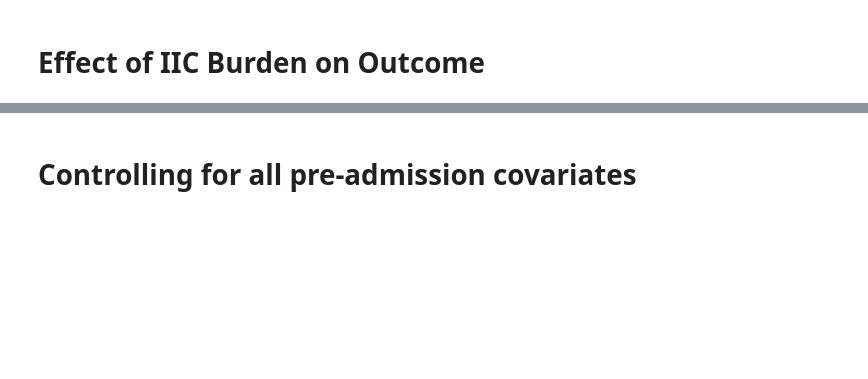
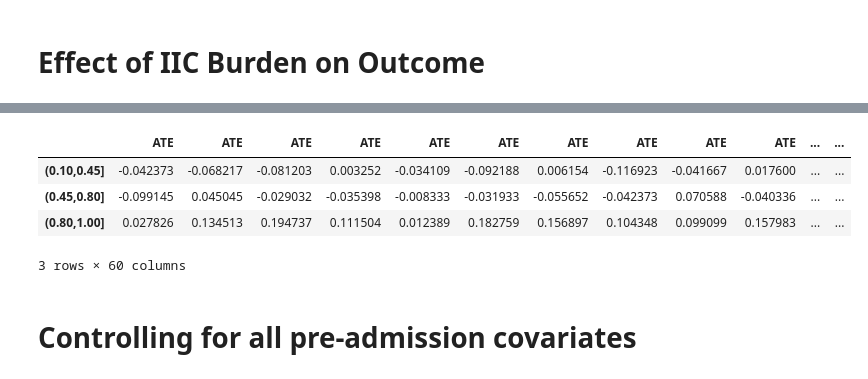
Before and after one commit to Hockey86/iic_causal_inference, a Jupyter notebook: aim2/short_term_drug_effect.ipynb, the cells around one changed output, grey strips where cells are left out. Drawn from its saved outputs; the diff is of its cells as text; code cells hidden in the pictures; blank space fills up the shorter version.

```diff
--- a/aim2/short_term_drug_effect.ipynb
+++ b/aim2/short_term_drug_effect.ipynb
@@ -182,3 +210,11 @@ plt.axhline(0,c='red')
+# %%
+df_m_atec
+# %% [output]
+|  | ATE | ATE | ATE | ATE | ATE | ATE | ATE | ATE | ATE | ATE | ... | ... |
+| (0.10,0.45] | -0.042373 | -0.068217 | -0.081203 | 0.003252 | -0.034109 | -0.092188 | 0.006154 | -0.116923 | -0.041667 | 0.017600 | ... | ... |
+| (0.45,0.80] | -0.099145 | 0.045045 | -0.029032 | -0.035398 | -0.008333 | -0.031933 | -0.055652 | -0.042373 | 0.070588 | -0.040336 | ... | ... |
+| (0.80,1.00] | 0.027826 | 0.134513 | 0.194737 | 0.111504 | 0.012389 | 0.182759 | 0.156897 | 0.104348 | 0.099099 | 0.157983 | ... | ... |
+3 rows × 60 columns
 # %% [markdown]
 # Controlling for all pre-admission covariates
 # %%
```
Also changed, not shown: parts of 10 cells of this notebook, 3 other files.
